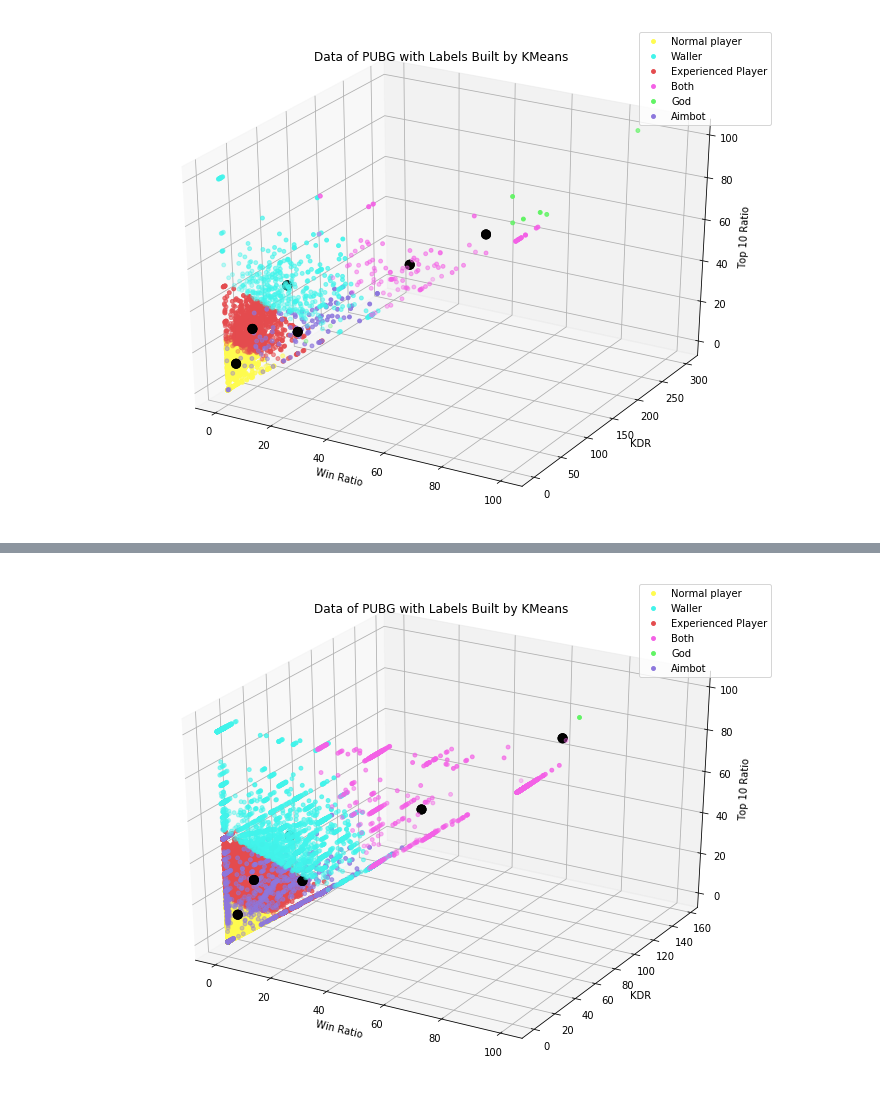
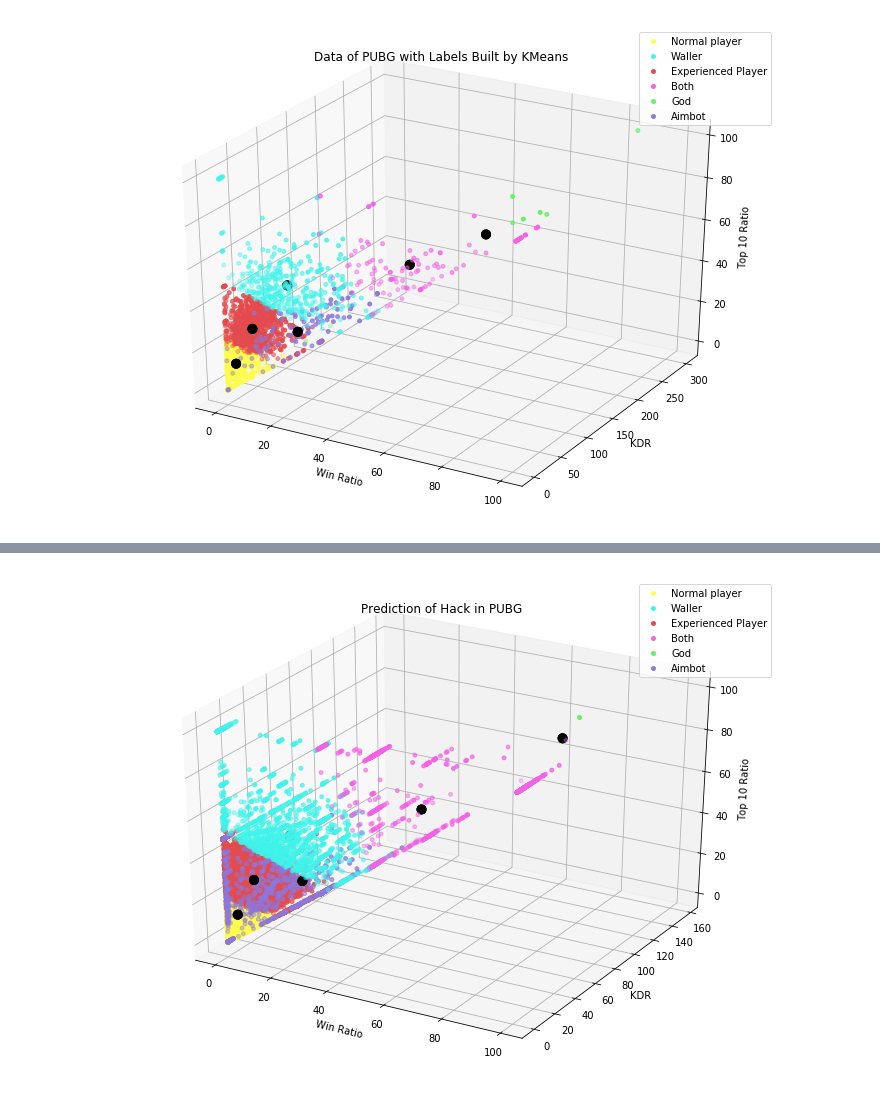
Before and after one commit to JunjieCheng/PUBG-hack-detection, a Jupyter notebook: PUBG_hack_detection.ipynb, the cells around one changed output, grey strips where cells are left out. Cells and saved outputs as stored; diff of their text form; code cells hidden in the pictures.

```diff
--- a/PUBG_hack_detection.ipynb
+++ b/PUBG_hack_detection.ipynb
@@ -148,19 +130,19 @@ plt.show()
 # %%
 plt.figure(figsize=(12, 9))
 ax = plt.subplot(111,projection='3d')
 
 for i in range(number_cluster):
     c = test_data[predict_labels == i]
     x,y,z = c[:,0],c[:,1],c[:,3]
     x_c, y_c, z_c = center[:, 0], center[:, 1], center[:, 3]
     ax.scatter(x, y, z, s=15, color=colors[i], label=label_list[i])
     ax.scatter(x_c, y_c, z_c, s=80, alpha=0.5, c='black')
 
 ax.legend()
-ax.set_title('Data of PUBG with Labels Built by KMeans')
+ax.set_title('Prediction of Hack in PUBG')
 ax.set_zlabel('Top 10 Ratio')
 ax.set_ylabel('KDR')
 ax.set_xlabel('Win Ratio')
 plt.show()
 # %% [output]
-[figure, old version]
+[figure, new version]
```
Also changed, not shown: parts of 2 cells of this notebook.
